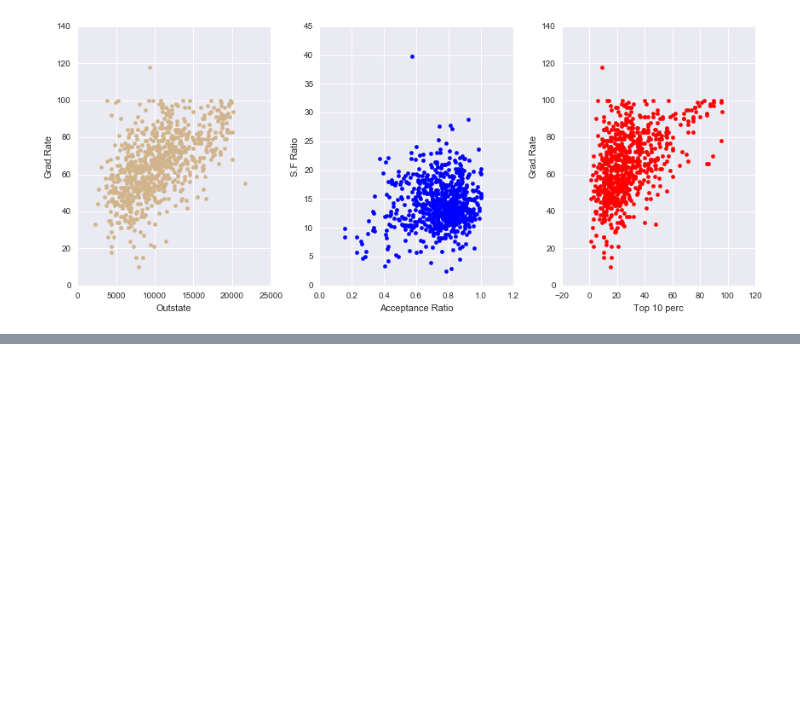
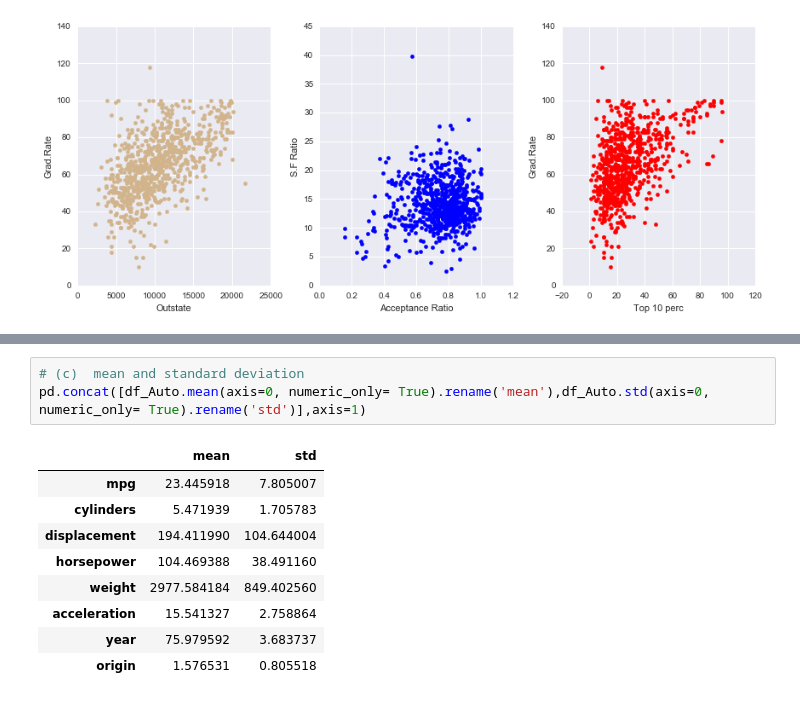
Before and after one commit to sushmit86/Stat_learning, a Jupyter notebook: Chapter2_Exercise.ipynb, the cells around one changed output, grey strips where cells are left out. Drawn from its saved outputs; the diff is of its cells as text; blank space fills up the shorter version.

```diff
--- a/Chapter2_Exercise.ipynb
+++ b/Chapter2_Exercise.ipynb
@@ -149,0 +184,13 @@ plt.show()
+# %%
+# (c)  mean and standard deviation
+pd.concat([df_Auto.mean(axis=0, numeric_only= True).rename('mean'),df_Auto.std(axis=0, numeric_only= True).rename('std')],axis=1)
+# %% [output]
+|  | mean | std |
+| mpg | 23.445918 | 7.805007 |
+| cylinders | 5.471939 | 1.705783 |
+| displacement | 194.411990 | 104.644004 |
+| horsepower | 104.469388 | 38.491160 |
+| weight | 2977.584184 | 849.402560 |
+| acceleration | 15.541327 | 2.758864 |
+| year | 75.979592 | 3.683737 |
+| origin | 1.576531 | 0.805518 |
```
Also changed, not shown: parts of 5 cells of this notebook, 1 other file.
